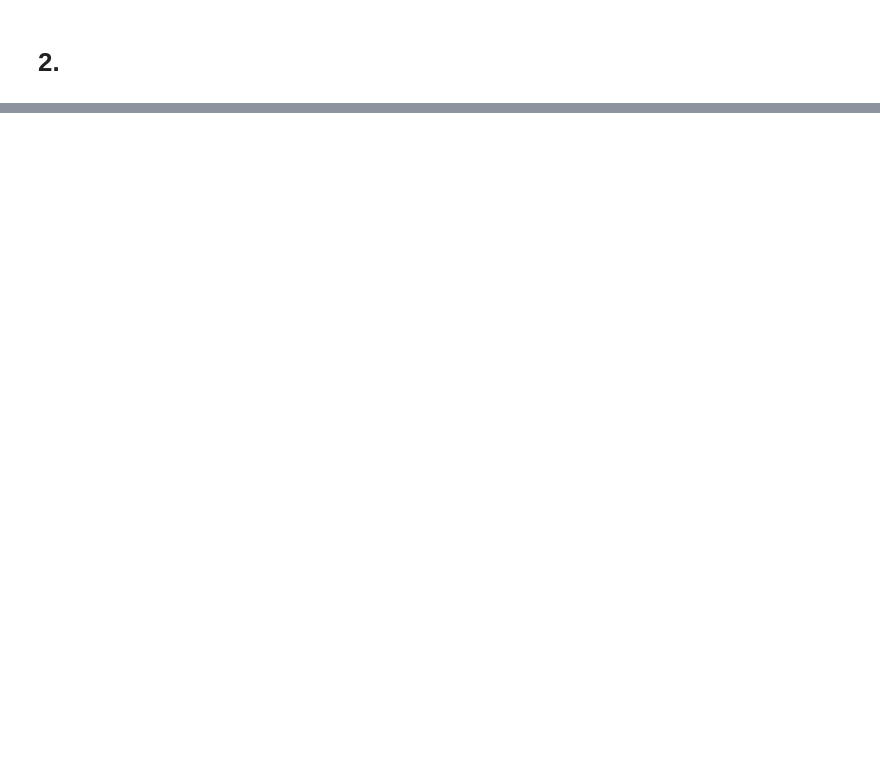
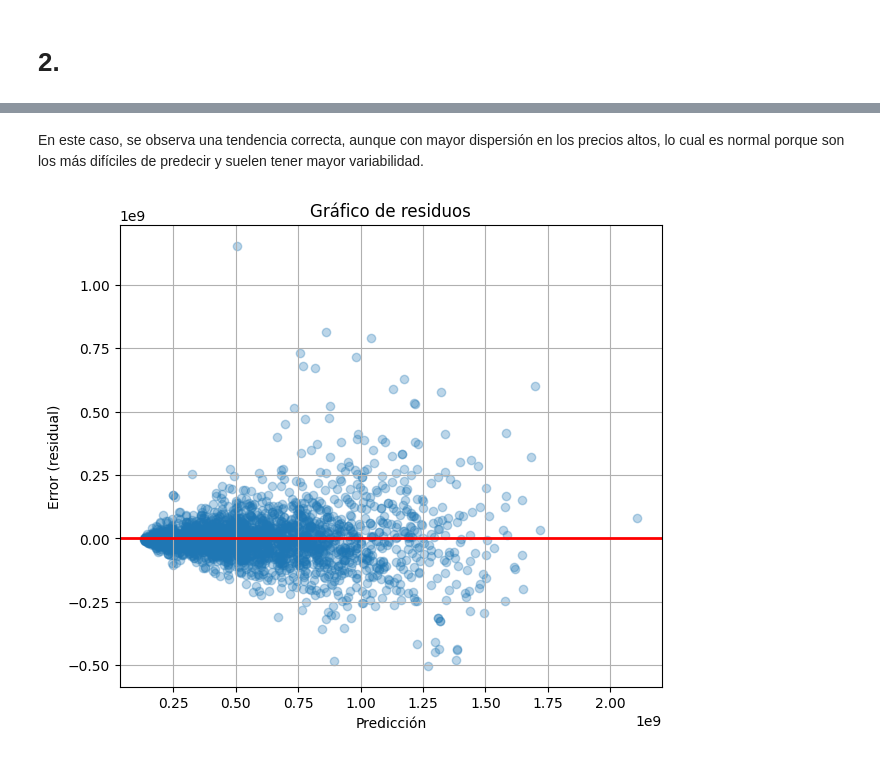
Before and after one commit to lojedaa/Taller_2_ciencia_de_datos, a Jupyter notebook: Taller 2/Taller_2.ipynb, the cells around one changed output, grey strips where cells are left out. Cells and saved outputs as stored; diff of their text form; code cells hidden in the pictures; blank space fills up the shorter version.

```diff
--- a/Taller 2/Taller_2.ipynb
+++ b/Taller 2/Taller_2.ipynb
@@ -405,0 +810,16 @@ X_test["administracion"]  = imputacion_admin.transform(X_test[["administracion"]
+# %% [markdown]
+En este caso, se observa una tendencia correcta, aunque con mayor dispersión en los precios altos, lo cual es normal porque son los más difíciles de predecir y suelen tener mayor variabilidad.
+# %%
+
+residuals = y_test - preds_test
+
+plt.figure(figsize=(7, 6))
+plt.scatter(preds_test, residuals, alpha=0.3)
+plt.axhline(0, color='r', lw=2)
+plt.xlabel("Predicción")
+plt.ylabel("Error (residual)")
+plt.title("Gráfico de residuos")
+plt.grid(True)
+plt.show()
+# %% [output]
+[figure, added]
```
Also changed, not shown: parts of 58 cells of this notebook, 1 other file.
